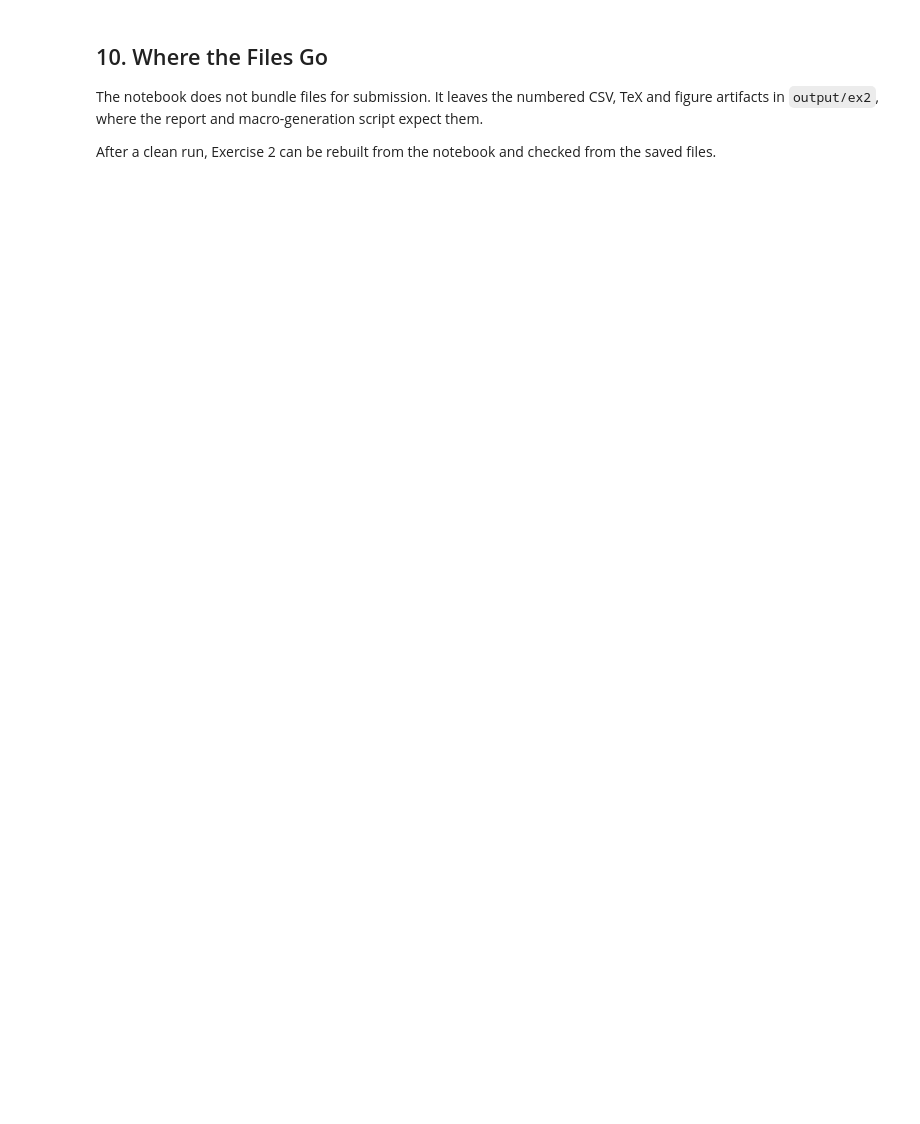
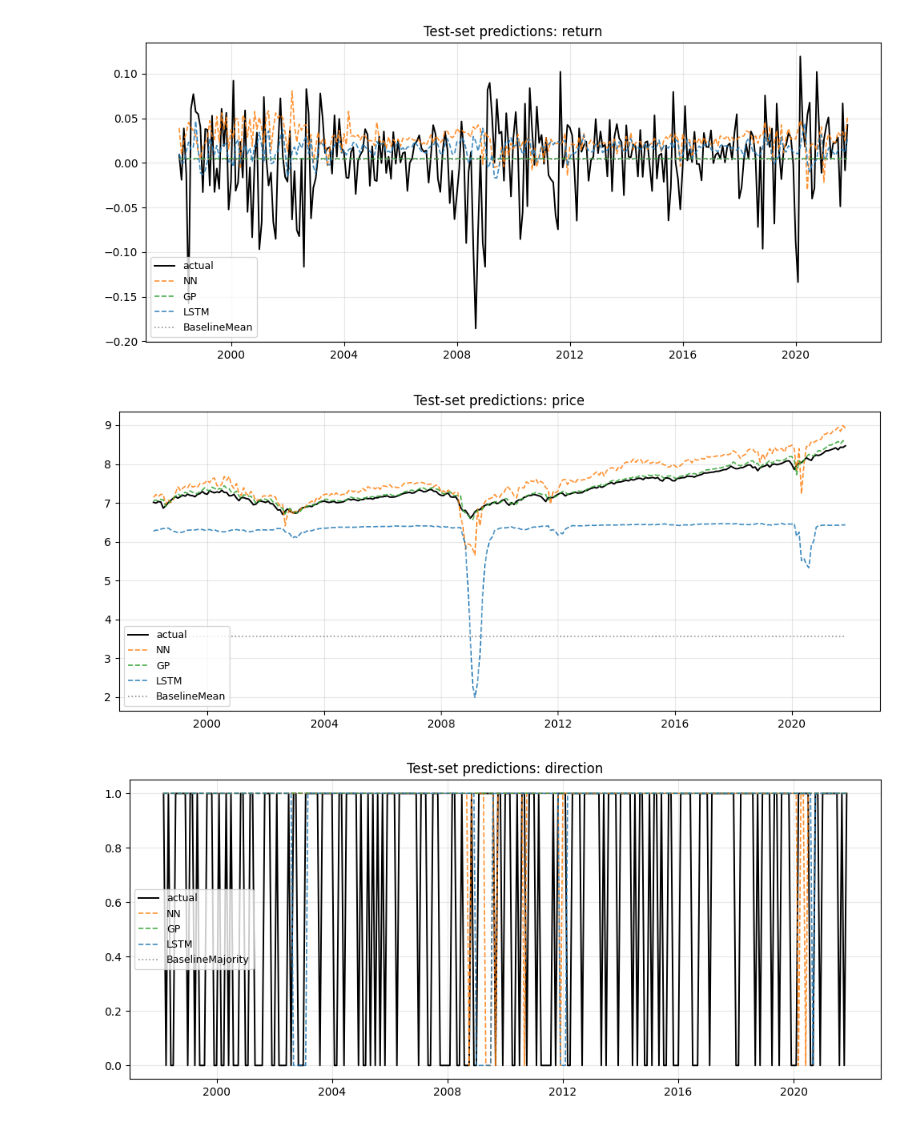
Before and after one commit to Michaeldg94/ML4F, a Jupyter notebook: HW1/scripts/exercise_02.ipynb, the cells around one changed output. Saved outputs shown, nothing was run; the diff lists cells and outputs as text; code cells hidden in the pictures; blank space fills up the shorter version.

```diff
--- a/HW1/scripts/exercise_02.ipynb
+++ b/HW1/scripts/exercise_02.ipynb
@@ -623,6 +768,11 @@ The saving step is deliberately boring. That is a good thing here. The report sh
 # %%
-def df_to_latex(df: pd.DataFrame, name: str, caption: str) -> None:
-    """Write a DataFrame as a LaTeX table fragment."""
+def df_to_latex(df: pd.DataFrame, name: str, caption: str, filename: str | None = None) -> None:
+    """Write a DataFrame as a LaTeX table fragment.
+
+    ``name`` becomes the ``\\label{tab:<name>}`` for cross-references in the
+    report; ``filename`` (defaulting to ``name``) is the basename of the
+    .tex file written to ``OUTPUT_DIR``.
+    """
     tex = df.to_latex(
         index=False,
         float_format="{:.4f}".format,
@@ -638,7 +788,7 @@ def df_to_latex(df: pd.DataFrame, name: str, caption: str) -> None:
         + name
         + "}\n\\end{table}\n"
     )
-    (OUTPUT_DIR / f"{name}.tex").write_text(output)
+    (OUTPUT_DIR / f"{filename or name}.tex").write_text(output)
 
 
 model_registry = metrics_df[["target", "model", "params"]].copy()
@@ -646,16 +796,18 @@ model_registry.to_csv(OUTPUT_DIR / "12_ex2_model_registry.csv", index=False)
 metrics_df.to_csv(OUTPUT_DIR / "02_ex2_metrics.csv", index=False)
 df_to_latex(
     metrics_df,
-    "03_ex2_metrics",
+    "ex2_metrics",
     "Test-set forecast performance for each (target, model) combination.",
+    filename="03_ex2_metrics",
 )
 
 sens_df.to_csv(OUTPUT_DIR / "04_ex2_sensitivity.csv", index=False)
 df_to_latex(
     sens_df,
-    "05_ex2_sensitivity",
+    "ex2_sensitivity",
     "Sensitivity analysis: each row is the test-set performance when all lags "
     "of the indicated variable are removed from the feature set.",
+    filename="05_ex2_sensitivity",
 )
 
 PRED_FILES = {
@@ -682,36 +834,35 @@ for target_kind, preds in all_preds.items():
     for model_name, prediction in preds.items():
         output[f"pred_{model_name}"] = np.asarray(prediction)
     output.to_csv(OUTPUT_DIR / PRED_FILES[target_kind])
 
     fig, ax = plt.subplots(figsize=(10, 4.5))
     ax.plot(y_te.index, y_te.values, label="actual", color="black", linewidth=1.4)
     for model_name, prediction in preds.items():
         linestyle, colour = STYLE.get(model_name, ("--", "tab:purple"))
         ax.plot(
             y_te.index,
             np.asarray(prediction),
             label=model_name,
             linestyle=linestyle,
             color=colour,
             alpha=0.85,
             linewidth=1.2,
         )
     ax.set_title(f"Test-set predictions: {target_kind}")
     ax.legend(loc="best", fontsize=9)
     ax.grid(alpha=0.3)
     fig.tight_layout()
     fig.savefig(OUTPUT_DIR / FIG_FILES[target_kind], bbox_inches="tight")
     plt.show()
     plt.close(fig)
 
 feature_selection = pd.DataFrame(
     {target: pd.Series(cols) for target, cols in all_features.items()}
 )
 feature_selection.to_csv(OUTPUT_DIR / "01_ex2_feature_selection.csv", index=False)
 LOGGER.info("Artifacts written to %s", OUTPUT_DIR)
+LOGGER.info("Exercise 2 finished in %.1f s wall time", time.perf_counter() - _T_START)
+# %% [output]
+[figure, added]
+[figure, added]
+[figure, added]
-# %% [markdown]
-## 10. Where the Files Go
-
-The notebook does not bundle files for submission. It leaves the numbered CSV, TeX and figure artifacts in `output/ex2`, where the report and macro-generation script expect them.
-
-After a clean run, Exercise 2 can be rebuilt from the notebook and checked from the saved files.
```
Also changed, not shown: parts of 49 cells of this notebook, 48 other files.
